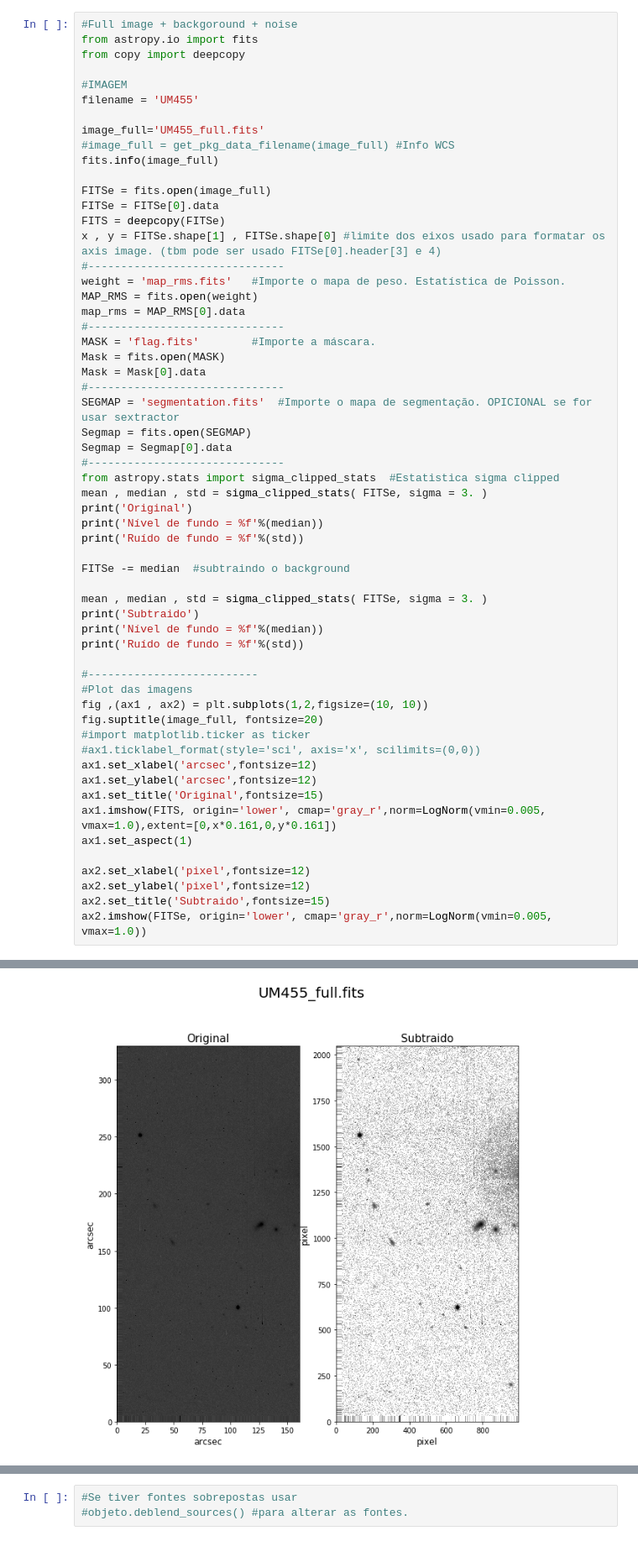
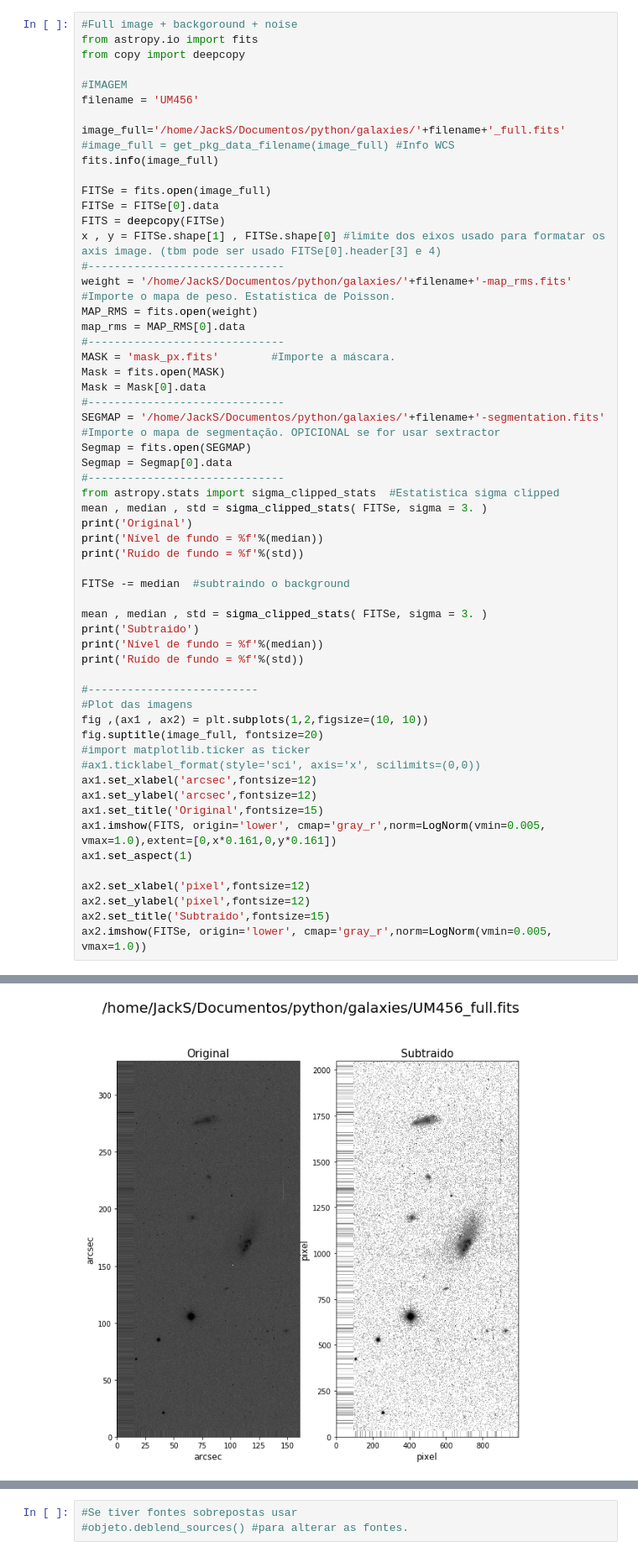
Before and after one commit to jvictor42/Useful-astro, a Jupyter notebook: routine morphological analysis 0_2.ipynb, the cells around one changed output, grey strips where cells are left out. Shown at 84% size. Saved outputs shown, nothing was run; the diff lists cells and outputs as text.

```diff
--- a/routine morphological analysis 0_2.ipynb
+++ b/routine morphological analysis 0_2.ipynb
@@ -22,9 +22,9 @@ from astropy.io import fits
 from copy import deepcopy
 
 #IMAGEM
-filename = 'UM455'
+filename = 'UM456'
 
-image_full='UM455_full.fits'
+image_full='/home/JackS/Documentos/python/galaxies/'+filename+'_full.fits'
 #image_full = get_pkg_data_filename(image_full) #Info WCS
 fits.info(image_full)
 
@@ -33,15 +33,15 @@ FITSe = FITSe[0].data
 FITS = deepcopy(FITSe)
 x , y = FITSe.shape[1] , FITSe.shape[0] #limite dos eixos usado para formatar os axis image. (tbm pode ser usado FITSe[0].header[3] e 4)
 #------------------------------
-weight = 'map_rms.fits'   #Importe o mapa de peso. Estatística de Poisson.
+weight = '/home/JackS/Documentos/python/galaxies/'+filename+'-map_rms.fits'   #Importe o mapa de peso. Estatística de Poisson.
 MAP_RMS = fits.open(weight)
 map_rms = MAP_RMS[0].data
 #------------------------------
-MASK = 'flag.fits'        #Importe a máscara.
+MASK = 'mask_px.fits'        #Importe a máscara.
 Mask = fits.open(MASK)
 Mask = Mask[0].data
 #------------------------------
-SEGMAP = 'segmentation.fits'  #Importe o mapa de segmentação. OPICIONAL se for usar sextractor
+SEGMAP = '/home/JackS/Documentos/python/galaxies/'+filename+'-segmentation.fits'  #Importe o mapa de segmentação. OPICIONAL se for usar sextractor
 Segmap = fits.open(SEGMAP)
 Segmap = Segmap[0].data
 #------------------------------
@@ -87,3 +87,3 @@ Ruído de fundo = 0.023669
 <matplotlib.image.AxesImage at 0x...>
-[figure, old version]
+[figure, new version]
 # %%
```
Also changed, not shown: parts of 20 cells of this notebook, 5 other files.
